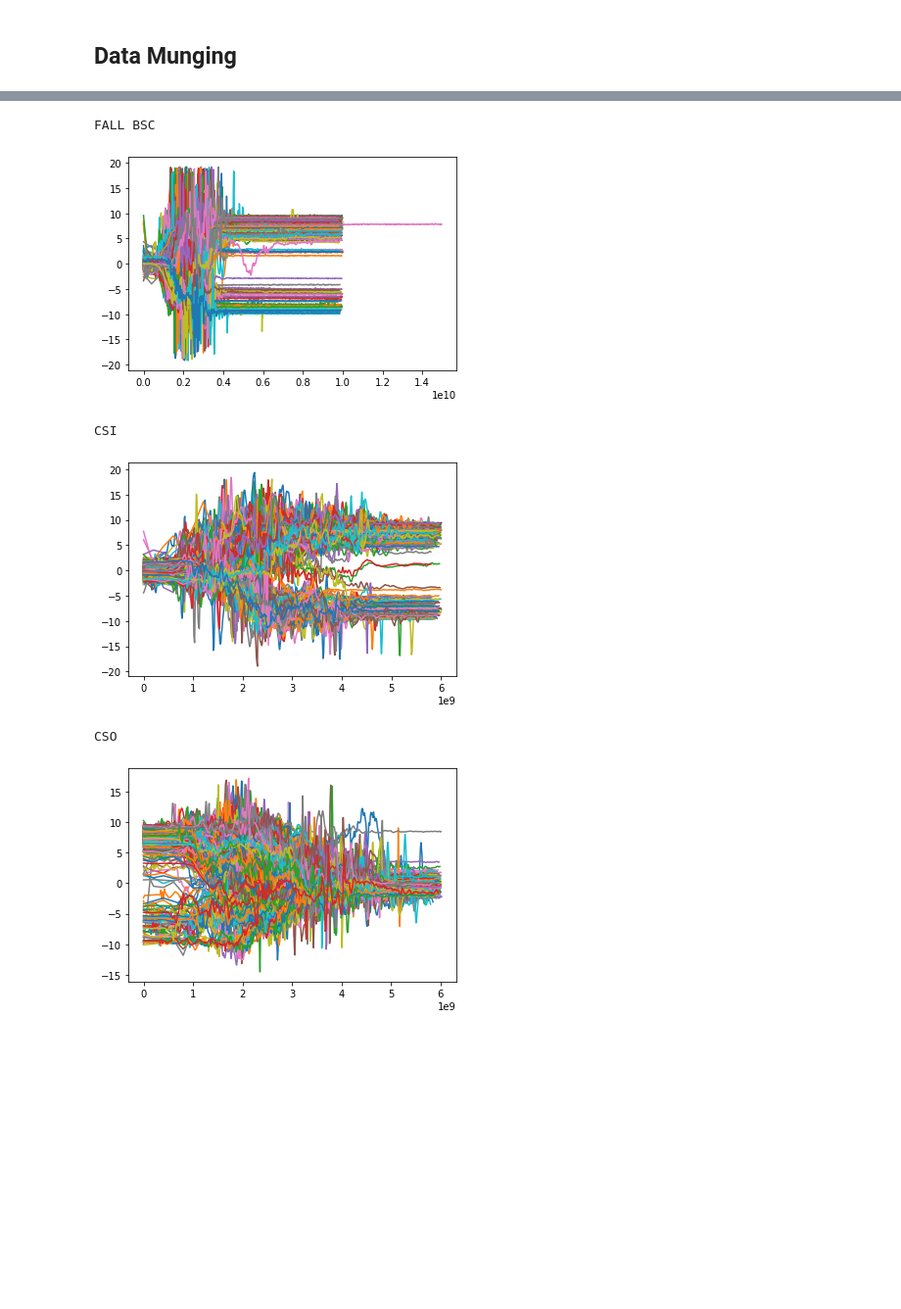
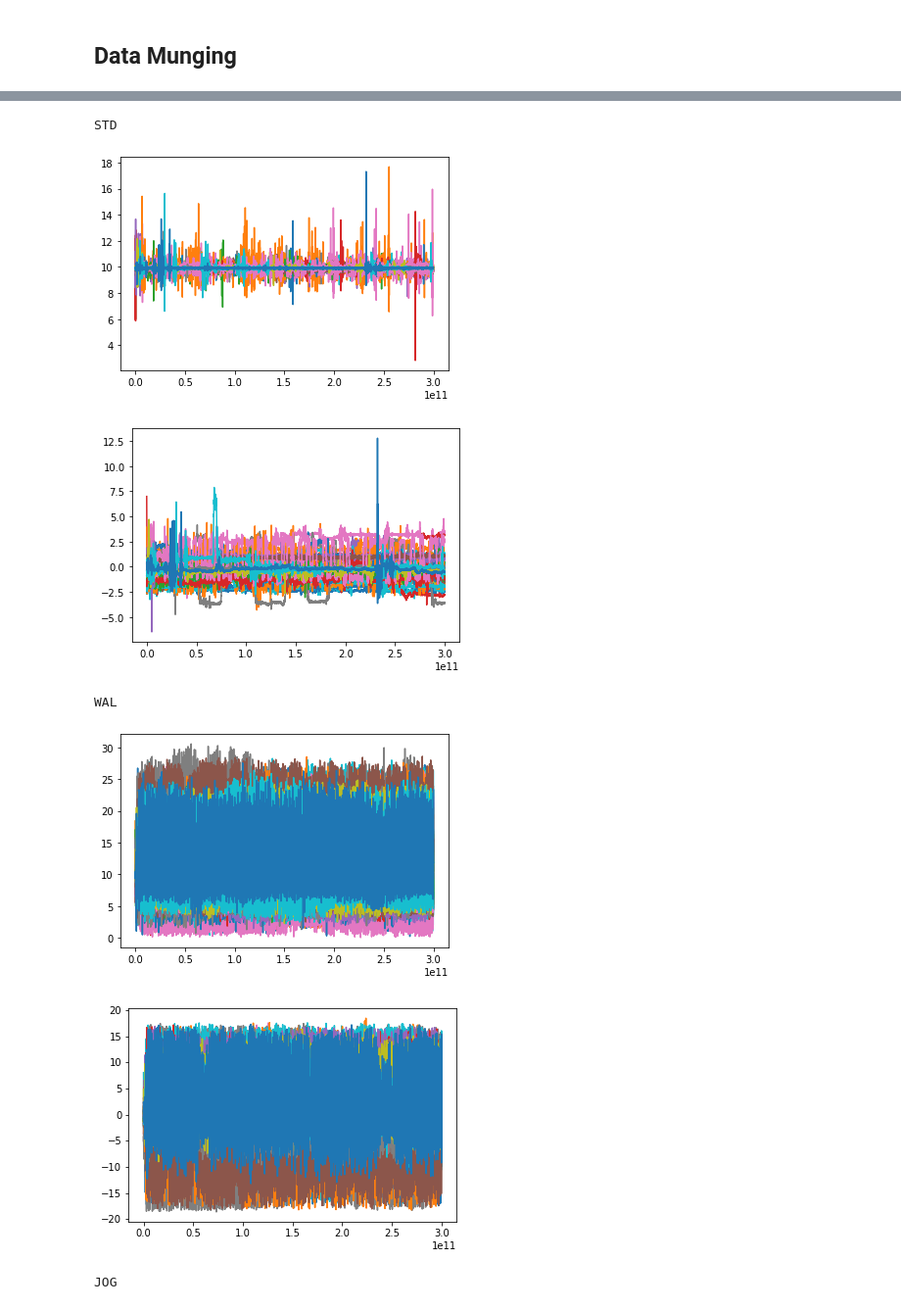
Before and after one commit to huberf/stat3105-proj3, a Jupyter notebook: Project 3 Data Analysis.ipynb, the cells around one changed output, grey strips where cells are left out. Shown at 98% size. Saved outputs shown, nothing was run; the diff lists cells and outputs as text; code cells hidden in the pictures; blank space fills up the shorter version.

```diff
--- a/Project 3 Data Analysis.ipynb
+++ b/Project 3 Data Analysis.ipynb
@@ -32,7 +72,7 @@ for typ in types:
     all_data[typ] = {}
     for subject in range(1, n_subjects+1):
         for trial in range(1, trials[typ] + 1):
-            acc_filename = data_dir + typ + '/' + typ + '_acc_' + str(subject) + '_' + str(trial) + '.txt'
+            acc_filename = data_dir + typ + '_acc_' + str(subject) + '_' + str(trial) + '.txt'
             try:
                 acc_data = convert_file(acc_filename)
                 all_data[typ][str(subject) + '_' + str(trial)] = acc_data
@@ -44,0 +85,12 @@ print(missed)
+# %%
+# throw into one big DF
+flattened = []
+for typ in all_data:
+    for trial in all_data[typ]:
+        name_parts = trial.split('_')
+        preamble_data = [typ + '_' + trial, typ, trial, True if typ in fall_types else False]
+        to_add = [preamble_data + row for row in all_data[typ][trial]]
+        flattened += to_add
+col_names = ['id', 'type', 'trial', 'is_fall', 'time', 'xacc', 'yacc', 'zacc']
+data_df = pd.DataFrame(flattened, columns=col_names)
+data_df
@@ -44,0 +114,6 @@ print(missed)
+# %%
+# total acceleration
+data_df['tot_acc'] = np.sqrt(np.square(data_df['xacc']) + np.square(data_df['yacc']) + np.square(data_df['zacc']))
+# %%
+# elapsed time
+data_df['elapsed'] = data_df.time - data_df.time.groupby(data_df.id).transform('first')
@@ -64,17 +171,20 @@ SDL
 # %%
 for typ in types:
     print(typ if typ not in fall_types else 'FALL ' + typ)
-    for key in all_data[typ]:
-        data = all_data[typ][key]
-        elapsed = [r[0] - data[0][0] for r in data]
-        zacc = [r[3] for r in data]
-        plt.plot(elapsed, zacc)
+    type_data = data_df[data_df.type == typ]
+    for (name, group) in type_data.groupby('trial'):
+        plt.plot(group.elapsed, group.tot_acc)
     plt.show()
     plt.close()
+    for (name, group) in type_data.groupby('trial'):
+        plt.plot(group.elapsed, group.zacc)
+    plt.show()
+    plt.close()
 # %% [output]
-FALL BSC
+STD
-[figure, old version]
+[figure, new version]
+[figure, new version]
-CSI
+WAL
-[figure, old version]
+[figure, new version]
+[figure, new version]
-CSO
+JOG
-[figure, old version]
```
Also changed, not shown: parts of 27 cells of this notebook, 1 other file.
